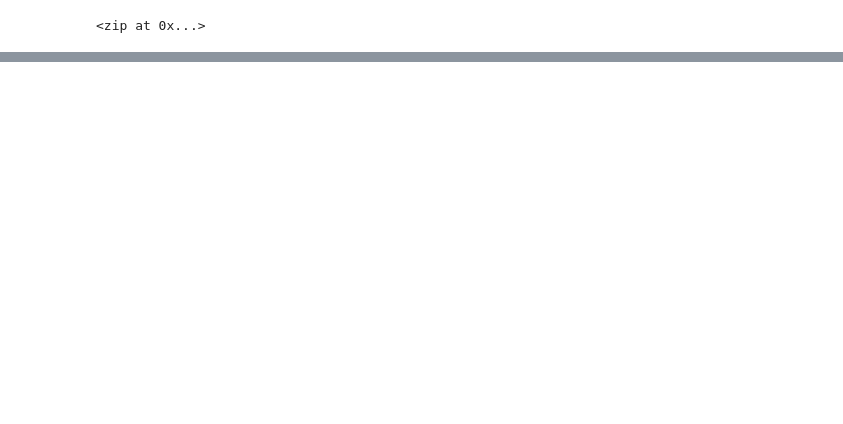
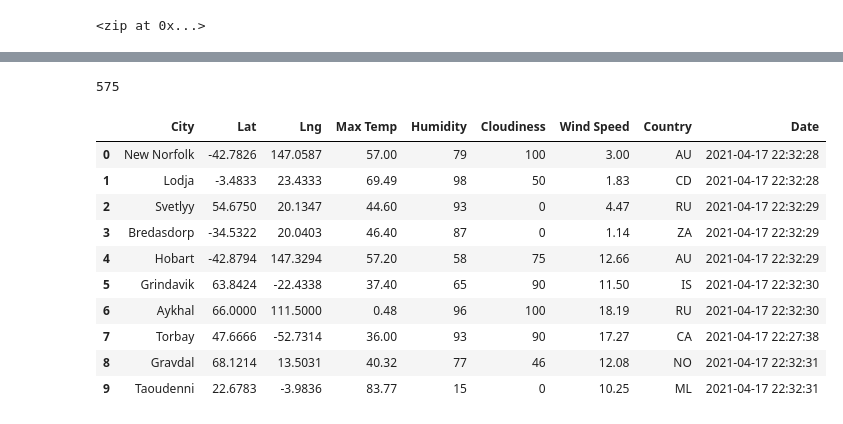
Before and after one commit to gneas/World_Weather_Analysis, a Jupyter notebook: WeatherPy.ipynb, the cells around one changed output, grey strips where cells are left out. Saved outputs shown, nothing was run; the diff lists cells and outputs as text; code cells hidden in the pictures; blank space fills up the shorter version.

```diff
--- a/WeatherPy.ipynb
+++ b/WeatherPy.ipynb
@@ -33,0 +122,20 @@ len(cities)
+# %%
+len(city_data)
+# %% [output]
+575
+# %%
+# Convert the array of dictionaries to a Pandas DataFrame.
+city_data_df = pd.DataFrame(city_data)
+city_data_df.head(10)
+# %% [output]
+|  | City | Lat | Lng | Max Temp | Humidity | Cloudiness | Wind Speed | Country | Date |
+| 0 | New Norfolk | -42.7826 | 147.0587 | 57.00 | 79 | 100 | 3.00 | AU | 2021-04-17 22:32:28 |
+| 1 | Lodja | -3.4833 | 23.4333 | 69.49 | 98 | 50 | 1.83 | CD | 2021-04-17 22:32:28 |
+| 2 | Svetlyy | 54.6750 | 20.1347 | 44.60 | 93 | 0 | 4.47 | RU | 2021-04-17 22:32:29 |
+| 3 | Bredasdorp | -34.5322 | 20.0403 | 46.40 | 87 | 0 | 1.14 | ZA | 2021-04-17 22:32:29 |
+| 4 | Hobart | -42.8794 | 147.3294 | 57.20 | 58 | 75 | 12.66 | AU | 2021-04-17 22:32:29 |
+| 5 | Grindavik | 63.8424 | -22.4338 | 37.40 | 65 | 90 | 11.50 | IS | 2021-04-17 22:32:30 |
+| 6 | Aykhal | 66.0000 | 111.5000 | 0.48 | 96 | 100 | 18.19 | RU | 2021-04-17 22:32:30 |
+| 7 | Torbay | 47.6666 | -52.7314 | 36.00 | 93 | 90 | 17.27 | CA | 2021-04-17 22:27:38 |
+| 8 | Gravdal | 68.1214 | 13.5031 | 40.32 | 77 | 46 | 12.08 | NO | 2021-04-17 22:32:31 |
+| 9 | Taoudenni | 22.6783 | -3.9836 | 83.77 | 15 | 0 | 10.25 | ML | 2021-04-17 22:32:31 |
```
Also changed, not shown: parts of 6 cells of this notebook, 3 other files.
